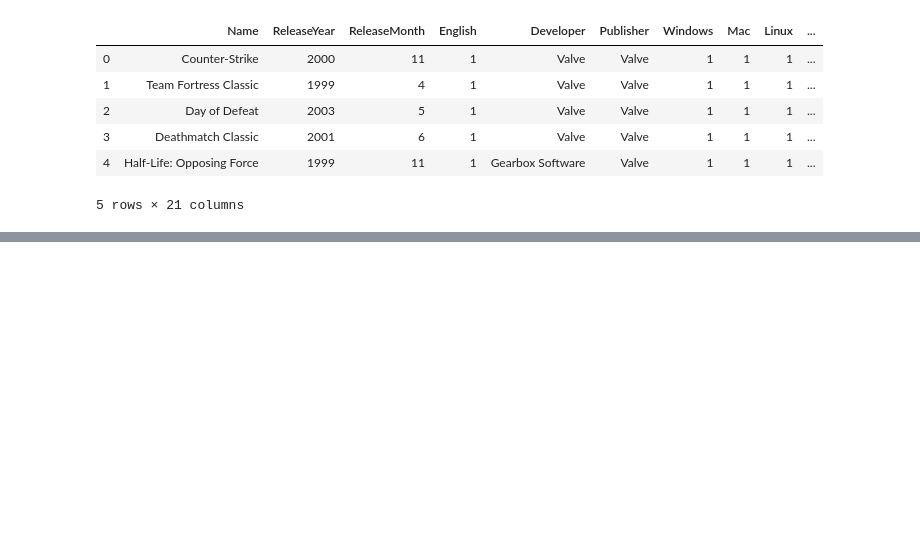
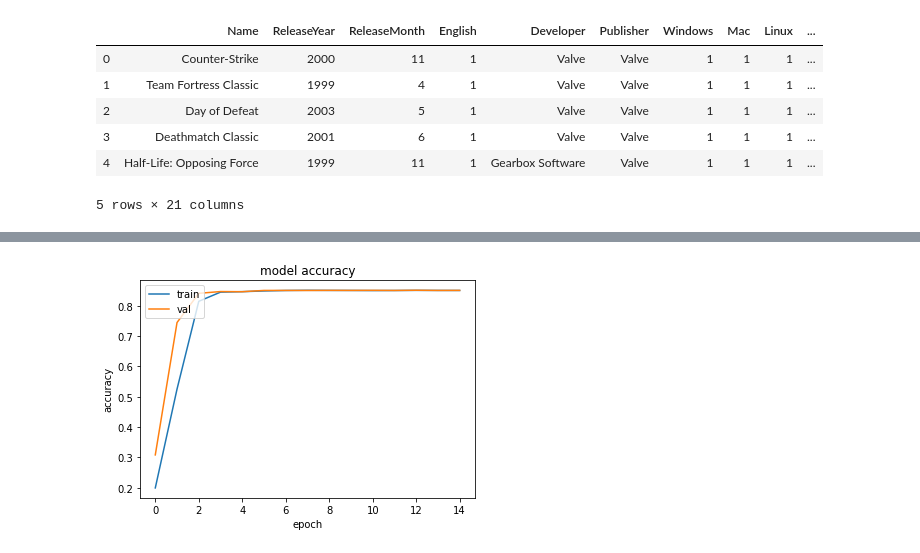
Before and after one commit to acpedersen/Project-2---Steam-Game-Rating-Predictions, a Jupyter notebook: SteamGames.ipynb, the cells around one changed output, grey strips where cells are left out. Saved outputs shown, nothing was run; the diff lists cells and outputs as text; code cells hidden in the pictures; blank space fills up the shorter version.

```diff
--- a/SteamGames.ipynb
+++ b/SteamGames.ipynb
@@ -199,12 +216,12 @@ Tensor("split_23:0", shape=(25000, 8), dtype=float64)
 # %%
-hu1 = 8
-hu2 = 6
 afunc = tf.nn.relu
 
 model = tf.keras.models.Sequential()
 model.add(tf.keras.layers.Flatten())
-model.add(tf.keras.layers.Dense(hu1, activation=afunc))
-model.add(tf.keras.layers.Dense(hu2, activation=afunc))
+model.add(tf.keras.layers.Dense(8, activation=afunc))
+model.add(tf.keras.layers.Dense(10, activation=afunc))
+model.add(tf.keras.layers.Dense(3, activation=afunc))
+model.add(tf.keras.layers.Dense(7, activation=afunc))
 model.add(tf.keras.layers.Dense(1, activation=tf.nn.sigmoid))
 # %%
 optim = 'adam'
@@ -212,5 +229,5 @@ model.compile(optimizer=optim,
               loss=tf.keras.losses.BinaryCrossentropy(),
               metrics=[tf.keras.metrics.BinaryAccuracy()])
 # %%
-model.fit(X_train, y_train, steps_per_epoch=25, epochs=50, batch_size=1000)
+hist = model.fit(X_train, y_train, steps_per_epoch=5, epochs=15, batch_size=5000, validation_data = (X_val, y_val), validation_steps=5)
 # %% [output]
@@ -234,0 +251,10 @@ Epoch 50/50
+# %%
+plt.plot(hist.history['binary_accuracy'])
+plt.plot(hist.history['val_binary_accuracy'])
+plt.title('model accuracy')
+plt.ylabel('accuracy')
+plt.xlabel('epoch')
+plt.legend(['train', 'val'], loc='upper left')
+plt.show()
+# %% [output]
+[figure, added]
```
Also changed, not shown: parts of 26 cells of this notebook.
